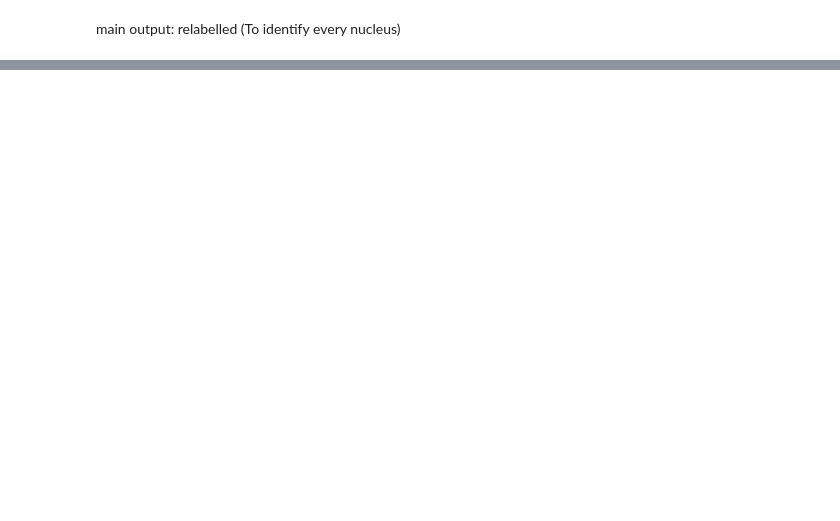
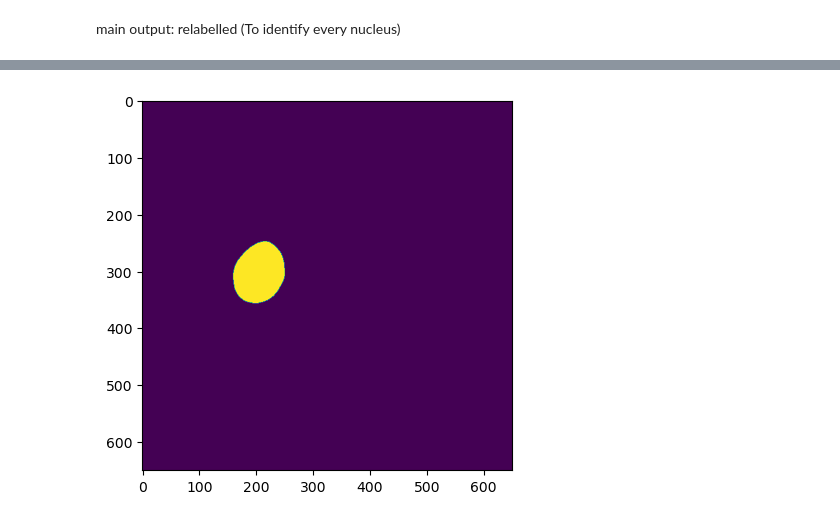
Before and after one commit to Munsky/UQbio2024_Team3, a Jupyter notebook: Codes/nucleus_seg_2.ipynb, the cells around one changed output, grey strips where cells are left out. Cells and saved outputs as stored; diff of their text form; code cells hidden in the pictures; blank space fills up the shorter version.

```diff
--- a/Codes/nucleus_seg_2.ipynb
+++ b/Codes/nucleus_seg_2.ipynb
@@ -123,0 +115,5 @@ Values in mask:  [ 0  1  2  3  4  5  6  7  8  9 10 11 12 13 14 15 16 17 18]
+# %%
+plt.imshow(masks==8)
+plt.show()
+# %% [output]
+[figure, added]
```
Also changed, not shown: parts of 7 cells of this notebook.
